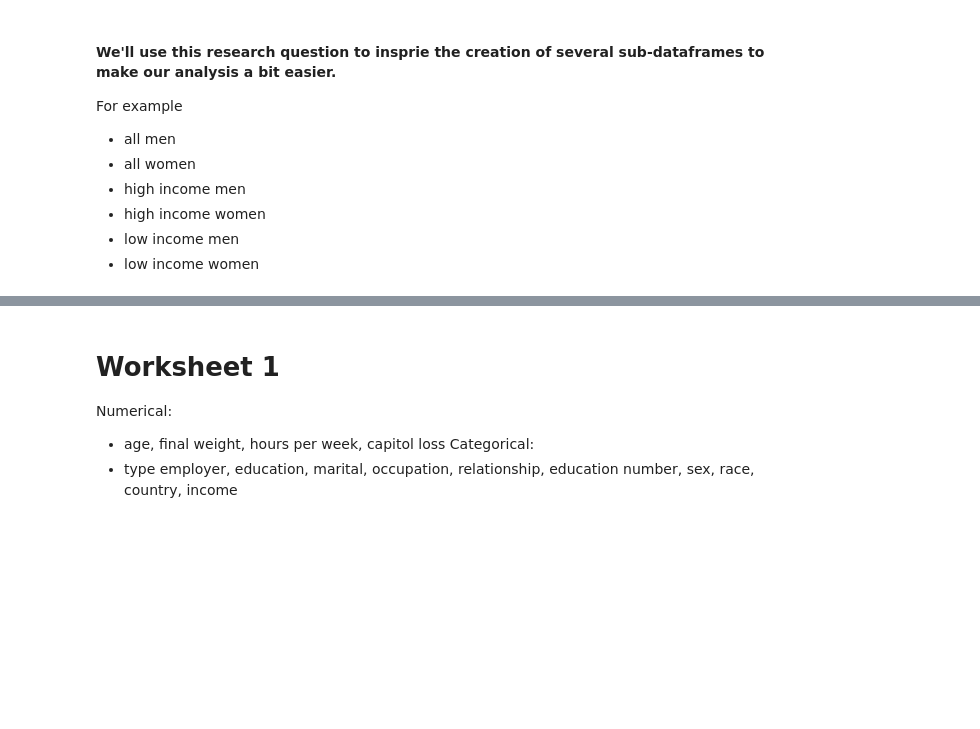
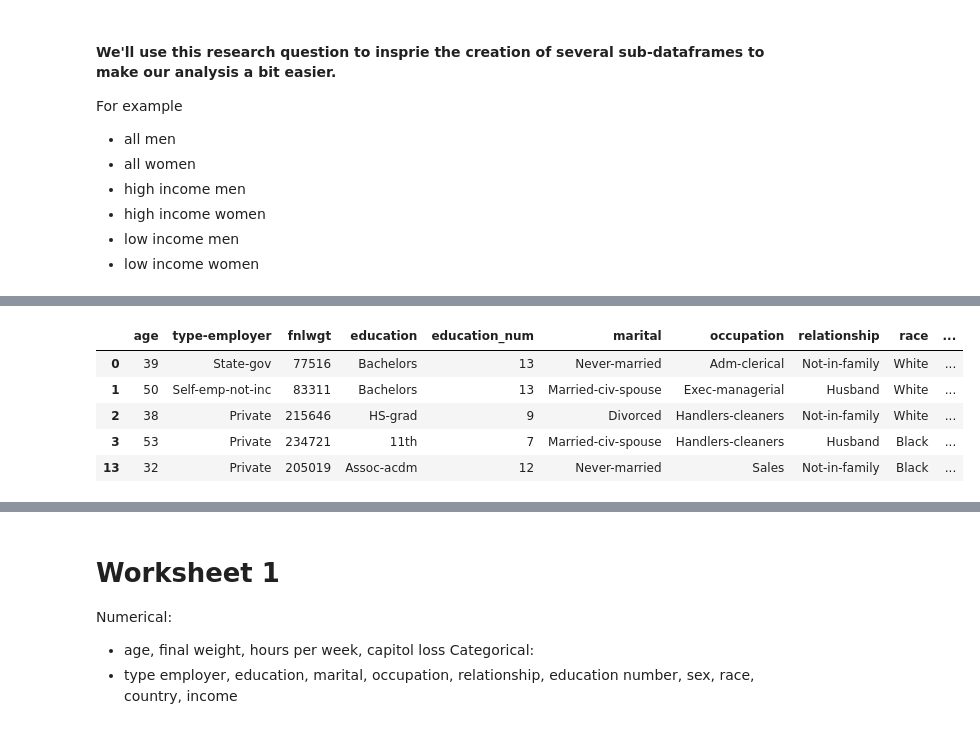
Before and after one commit to esire1/Math2212_Sirett, a Jupyter notebook: M2_Statistics/M2_Adult.ipynb, the cells around one changed output, grey strips where cells are left out. Saved outputs shown, nothing was run; the diff lists cells and outputs as text; code cells hidden in the pictures; blank space fills up the shorter version.

```diff
--- a/M2_Statistics/M2_Adult.ipynb
+++ b/M2_Statistics/M2_Adult.ipynb
@@ -8,12 +8,12 @@ def chr_int(a):
     if a.isdigit(): return int(a)
     else: return 0
 
-adult = []
+data = []
 # creating an empty array
 for line in file:
     data1 = line.split(', ')
     if len(data1) == 15:
-        adult.append([
+        data.append([
             chr_int(data1[0]), data1[1],
             chr_int(data1[2]), data1[3],
             chr_int(data1[4]), data1[5],
@@ -23,7 +23,7 @@ for line in file:
             chr_int(data1[12]),
             data1[13], data1[14].strip()
         ])
-adult[0:2]
+data[0:2]
 # %% [output]
 [[39,
   'State-gov',
@@ -115,0 +138,9 @@ women_high_income
+# %%
+men_low_income.head()
+# %% [output]
+|  | age | type-employer | fnlwgt | education | education_num | marital | occupation | relationship | race | ... |
+| 0 | 39 | State-gov | 77516 | Bachelors | 13 | Never-married | Adm-clerical | Not-in-family | White | ... |
+| 1 | 50 | Self-emp-not-inc | 83311 | Bachelors | 13 | Married-civ-spouse | Exec-managerial | Husband | White | ... |
+| 2 | 38 | Private | 215646 | HS-grad | 9 | Divorced | Handlers-cleaners | Not-in-family | White | ... |
+| 3 | 53 | Private | 234721 | 11th | 7 | Married-civ-spouse | Handlers-cleaners | Husband | Black | ... |
+| 13 | 32 | Private | 205019 | Assoc-acdm | 12 | Never-married | Sales | Not-in-family | Black | ... |
```
Also changed, not shown: parts of 17 cells of this notebook.
